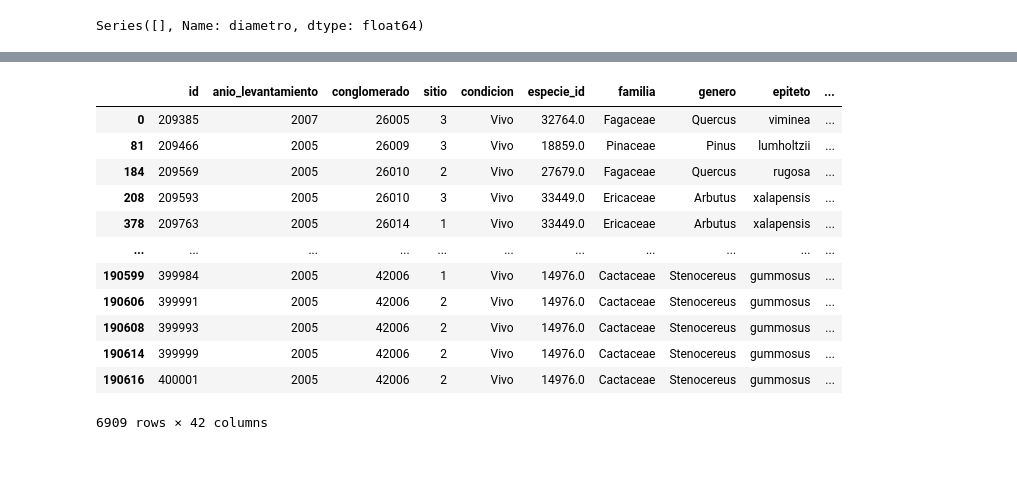
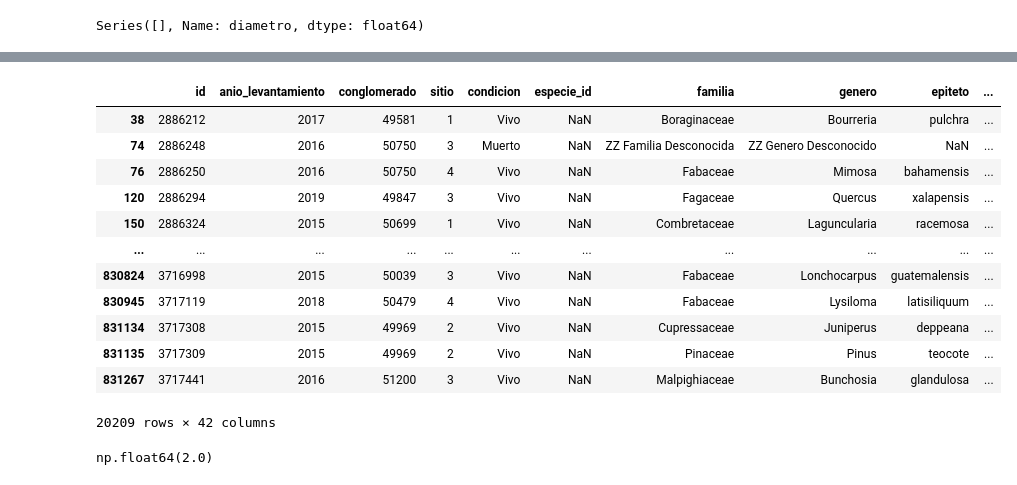
Before and after one commit to gomosak08/SEByC, a Jupyter notebook: labs/Untitled.ipynb, the cells around one changed output, grey strips where cells are left out. Saved outputs shown, nothing was run; the diff lists cells and outputs as text; code cells hidden in the pictures.

```diff
--- a/labs/Untitled.ipynb
+++ b/labs/Untitled.ipynb
@@ -119,2 +128,2 @@ r4000 = resulado[resulado.biomasa > 4000]
 # %%
-resulado[resulado.is_predicted != 0]
+predic = resulado[resulado.is_predicted != 0]
@@ -182,16 +130,16 @@ r4000.insert(18, "altura_original", df.loc[index].altura)
-# %%
-r4000
-# %% [output]
-|  | id | anio_levantamiento | conglomerado | sitio | condicion | especie_id | familia | genero | epiteto | ... |
-| 0 | 209385 | 2007 | 26005 | 3 | Vivo | 32764.0 | Fagaceae | Quercus | viminea | ... |
-| 81 | 209466 | 2005 | 26009 | 3 | Vivo | 18859.0 | Pinaceae | Pinus | lumholtzii | ... |
-| 184 | 209569 | 2005 | 26010 | 2 | Vivo | 27679.0 | Fagaceae | Quercus | rugosa | ... |
-| 208 | 209593 | 2005 | 26010 | 3 | Vivo | 33449.0 | Ericaceae | Arbutus | xalapensis | ... |
-| 378 | 209763 | 2005 | 26014 | 1 | Vivo | 33449.0 | Ericaceae | Arbutus | xalapensis | ... |
-| ... | ... | ... | ... | ... | ... | ... | ... | ... | ... | ... |
-| 190599 | 399984 | 2005 | 42006 | 1 | Vivo | 14976.0 | Cactaceae | Stenocereus | gummosus | ... |
-| 190606 | 399991 | 2005 | 42006 | 2 | Vivo | 14976.0 | Cactaceae | Stenocereus | gummosus | ... |
-| 190608 | 399993 | 2005 | 42006 | 2 | Vivo | 14976.0 | Cactaceae | Stenocereus | gummosus | ... |
-| 190614 | 399999 | 2005 | 42006 | 2 | Vivo | 14976.0 | Cactaceae | Stenocereus | gummosus | ... |
-| 190616 | 400001 | 2005 | 42006 | 2 | Vivo | 14976.0 | Cactaceae | Stenocereus | gummosus | ... |
-6909 rows × 42 columns
+# %%
+predic
+# %% [output]
+|  | id | anio_levantamiento | conglomerado | sitio | condicion | especie_id | familia | genero | epiteto | ... |
+| 38 | 2886212 | 2017 | 49581 | 1 | Vivo | NaN | Boraginaceae | Bourreria | pulchra | ... |
+| 74 | 2886248 | 2016 | 50750 | 3 | Muerto | NaN | ZZ Familia Desconocida | ZZ Genero Desconocido | NaN | ... |
+| 76 | 2886250 | 2016 | 50750 | 4 | Vivo | NaN | Fabaceae | Mimosa | bahamensis | ... |
+| 120 | 2886294 | 2019 | 49847 | 3 | Vivo | NaN | Fagaceae | Quercus | xalapensis | ... |
+| 150 | 2886324 | 2015 | 50699 | 1 | Vivo | NaN | Combretaceae | Laguncularia | racemosa | ... |
+| ... | ... | ... | ... | ... | ... | ... | ... | ... | ... | ... |
+| 830824 | 3716998 | 2015 | 50039 | 3 | Vivo | NaN | Fabaceae | Lonchocarpus | guatemalensis | ... |
+| 830945 | 3717119 | 2018 | 50479 | 4 | Vivo | NaN | Fabaceae | Lysiloma | latisiliquum | ... |
+| 831134 | 3717308 | 2015 | 49969 | 2 | Vivo | NaN | Cupressaceae | Juniperus | deppeana | ... |
+| 831135 | 3717309 | 2015 | 49969 | 2 | Vivo | NaN | Pinaceae | Pinus | teocote | ... |
+| 831267 | 3717441 | 2016 | 51200 | 3 | Vivo | NaN | Malpighiaceae | Bunchosia | glandulosa | ... |
+20209 rows × 42 columns
@@ -197,0 +154,4 @@ r4000
+# %%
+predic.iloc[0,16]
+# %% [output]
+np.float64(2.0)
```
Also changed, not shown: parts of 27 cells of this notebook, 9 other files.
